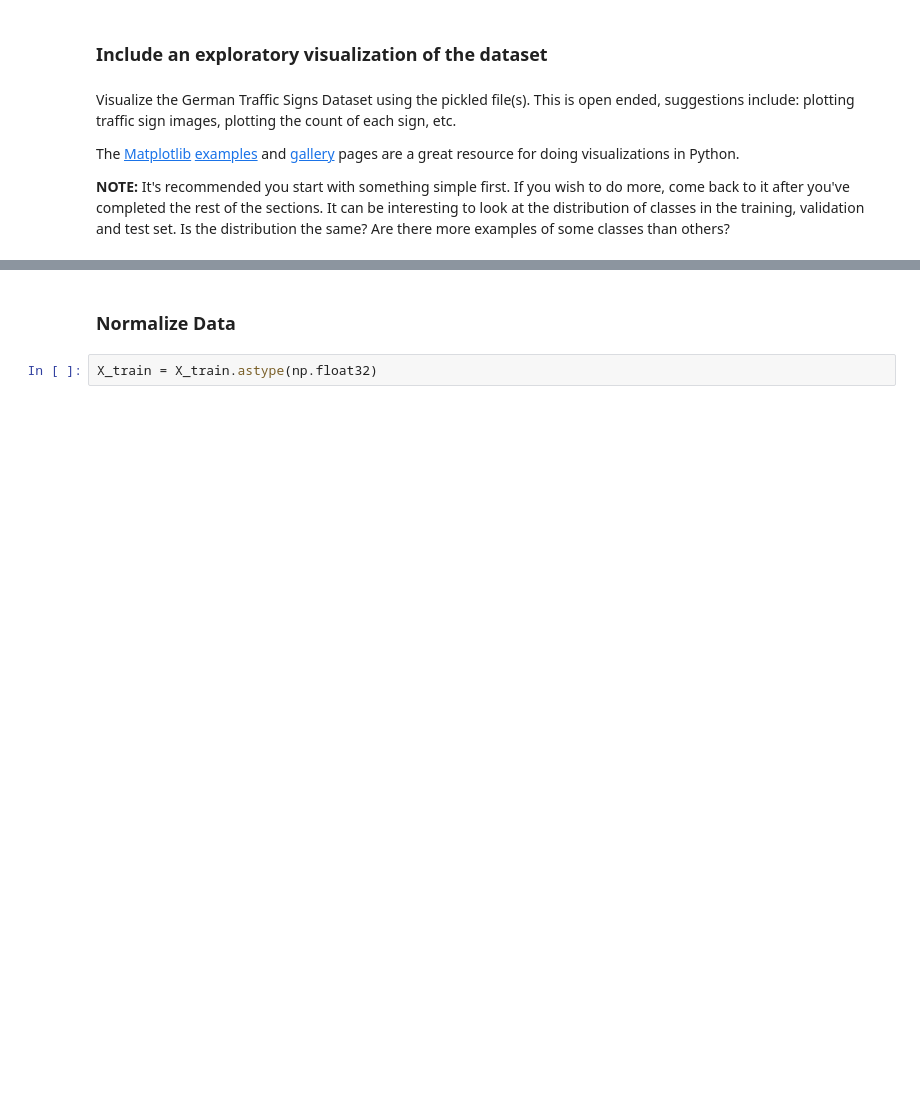
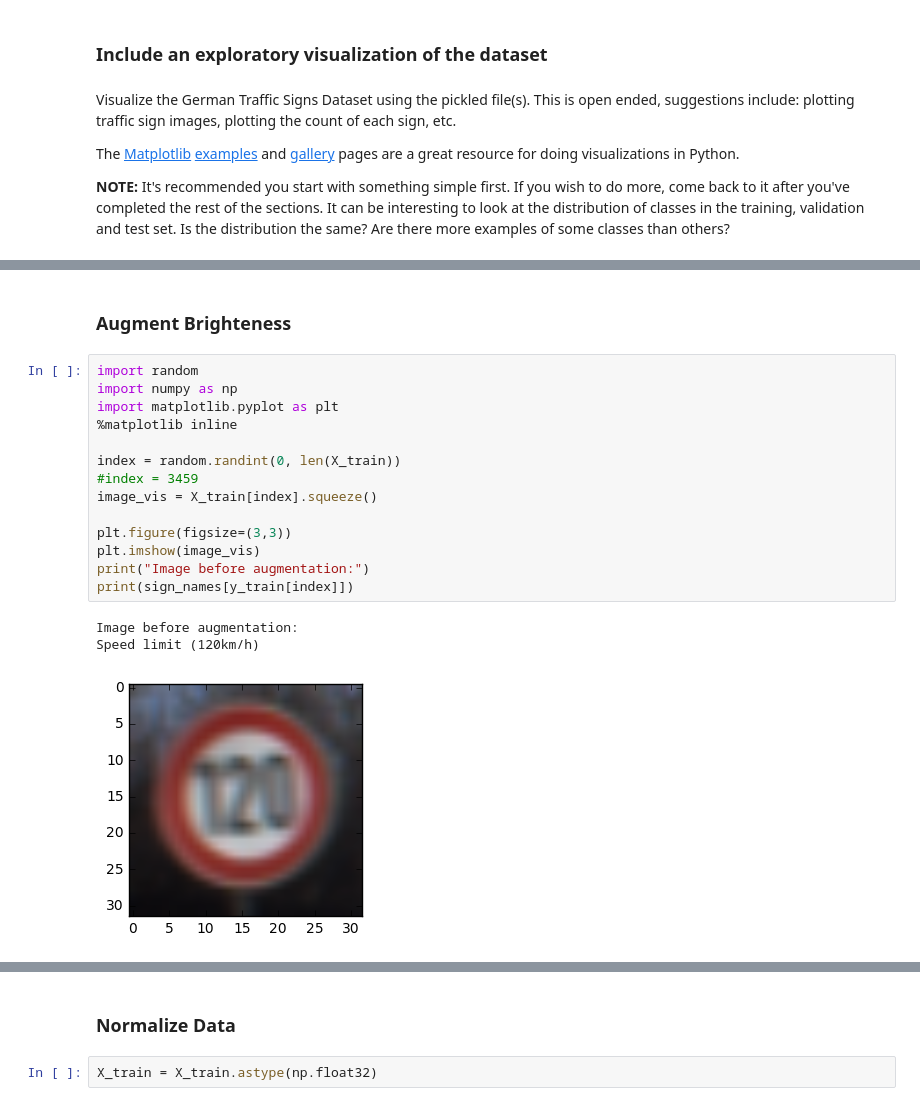
Before and after one commit to tevisgehr/Tevis_Self_Driving_Car_Nanodegree_Udacity, a Jupyter notebook: Traffic-Sign-Classifier-Project2/Traffic_Sign_Classifier.ipynb, the cells around one changed output, grey strips where cells are left out. Drawn from its saved outputs; the diff is of its cells as text; blank space fills up the shorter version.

```diff
--- a/Traffic-Sign-Classifier-Project2/Traffic_Sign_Classifier.ipynb
+++ b/Traffic-Sign-Classifier-Project2/Traffic_Sign_Classifier.ipynb
@@ -130,3 +155,23 @@ The [Matplotlib](http://matplotlib.org/) [examples](http://matplotlib.org/exampl
+# %% [markdown]
+### Augment Brighteness
+# %%
+import random
+import numpy as np
+import matplotlib.pyplot as plt
+%matplotlib inline
+
+index = random.randint(0, len(X_train))
+#index = 3459
+image_vis = X_train[index].squeeze()
+
+plt.figure(figsize=(3,3))
+plt.imshow(image_vis)
+print("Image before augmentation:")
+print(sign_names[y_train[index]])
+# %% [output]
+Image before augmentation:
+Speed limit (120km/h)
+[figure, added]
 # %%
 '''
 import matplotlib.pyplot as plt
```
Also changed, not shown: parts of 11 cells of this notebook.
